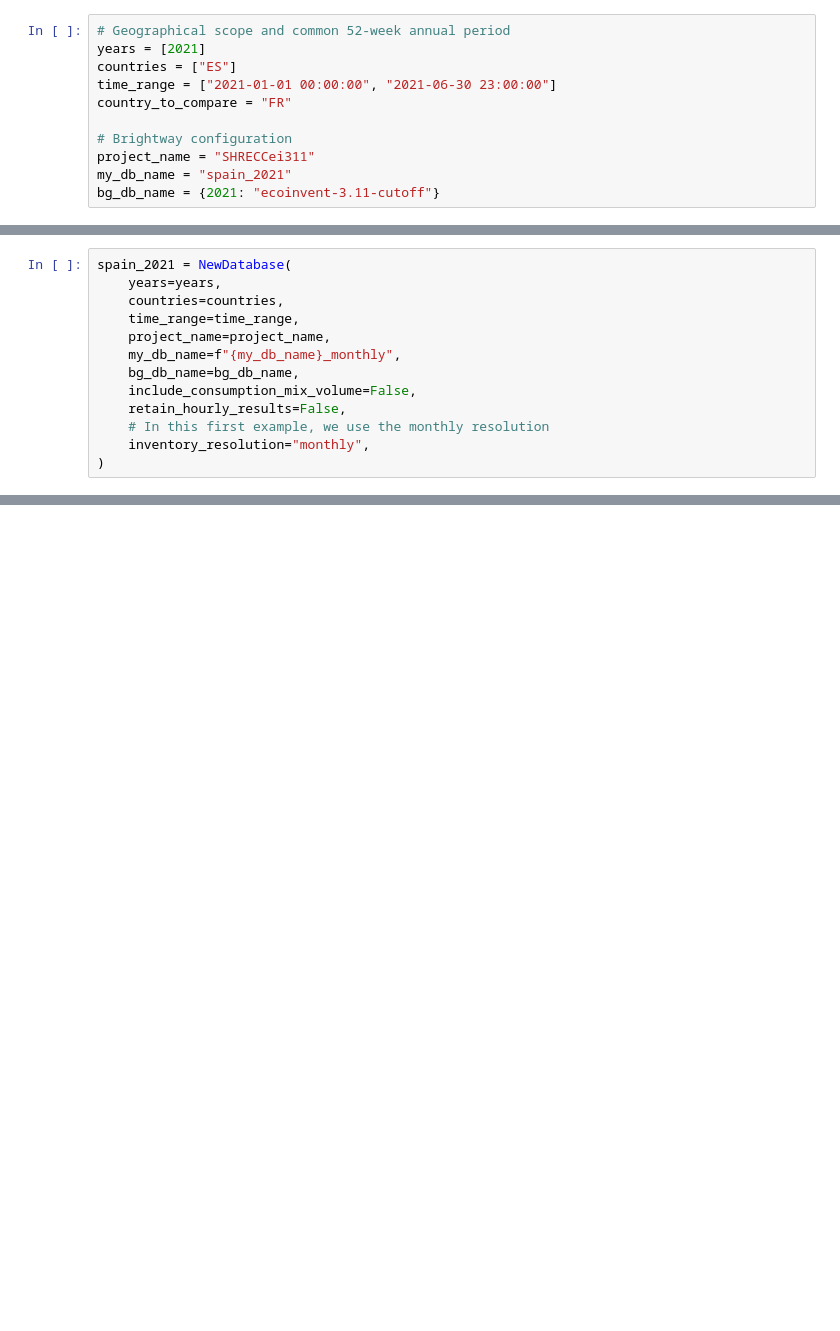
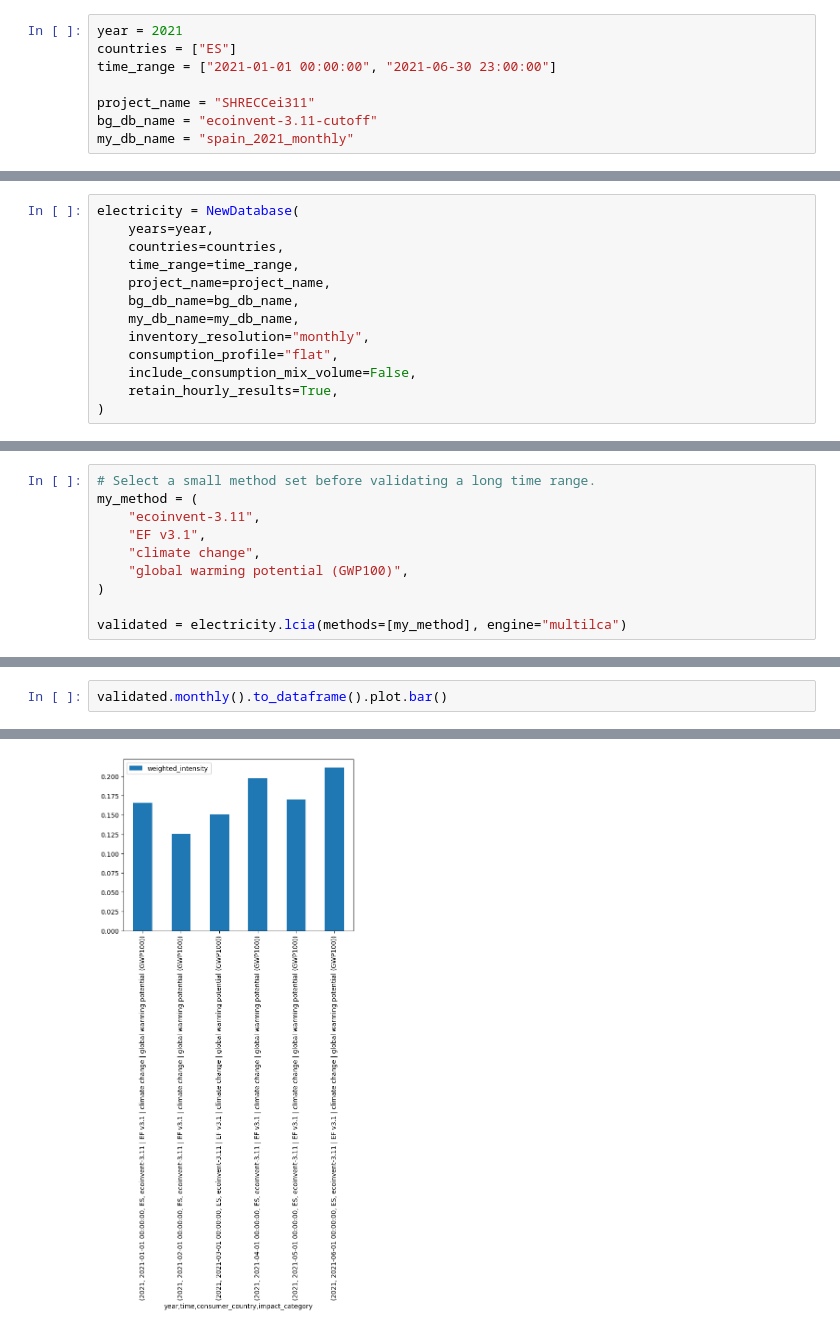
Before and after one commit to LIST-LUXEMBOURG/shrecc, a Jupyter notebook: notebooks/5_shrecc_inventory_resolution.ipynb, the cells around one changed output, grey strips where cells are left out. Saved outputs shown, nothing was run; the diff lists cells and outputs as text; blank space fills up the shorter version.

Commit message:
feature: inventory_resolution, annual or monthly, and support for the LCIA of hourly inventories (without writing them)

```diff
--- a/notebooks/5_shrecc_inventory_resolution.ipynb
+++ b/notebooks/5_shrecc_inventory_resolution.ipynb
@@ -19,11 +11,8 @@ The jupyter_black extension is already loaded. To reload it, use:
 # %%
-# Geographical scope and common 52-week annual period
-years = [2021]
+year = 2021
 countries = ["ES"]
 time_range = ["2021-01-01 00:00:00", "2021-06-30 23:00:00"]
-country_to_compare = "FR"
 
-# Brightway configuration
 project_name = "SHRECCei311"
-my_db_name = "spain_2021"
-bg_db_name = {2021: "ecoinvent-3.11-cutoff"}
+bg_db_name = "ecoinvent-3.11-cutoff"
+my_db_name = "spain_2021_monthly"
@@ -34,13 +23,13 @@ The monthly resolution can accept various `consumption_profile` options, if noth
 # %%
-spain_2021 = NewDatabase(
-    years=years,
+electricity = NewDatabase(
+    years=year,
     countries=countries,
     time_range=time_range,
     project_name=project_name,
-    my_db_name=f"{my_db_name}_monthly",
     bg_db_name=bg_db_name,
+    my_db_name=my_db_name,
+    inventory_resolution="monthly",
+    consumption_profile="flat",
     include_consumption_mix_volume=False,
-    retain_hourly_results=False,
-    # In this first example, we use the monthly resolution
-    inventory_resolution="monthly",
+    retain_hourly_results=True,
 )
@@ -117,0 +95,10 @@ list(spain_2021_monthly)
+# %%
+# Select a small method set before validating a long time range.
+my_method = (
+    "ecoinvent-3.11",
+    "EF v3.1",
+    "climate change",
+    "global warming potential (GWP100)",
+)
+
+validated = electricity.lcia(methods=[my_method], engine="multilca")
@@ -117,0 +111,3 @@ list(spain_2021_monthly)
+# %%
+validated.monthly().to_dataframe().plot.bar()
+# %% [output]
@@ -117,0 +115 @@ list(spain_2021_monthly)
+[figure, added]
```
Also changed, not shown: parts of 27 cells of this notebook, 14 other files.
